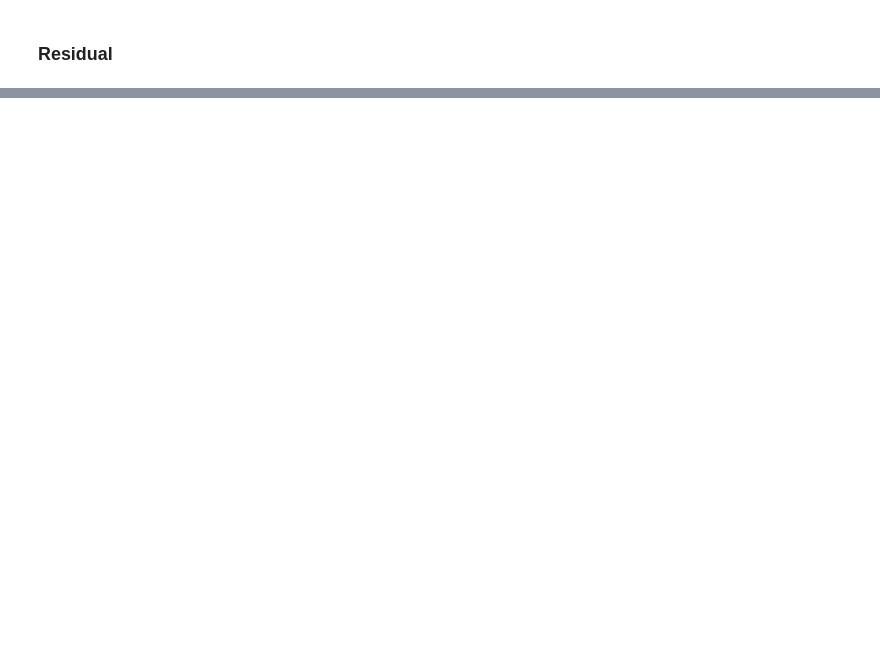
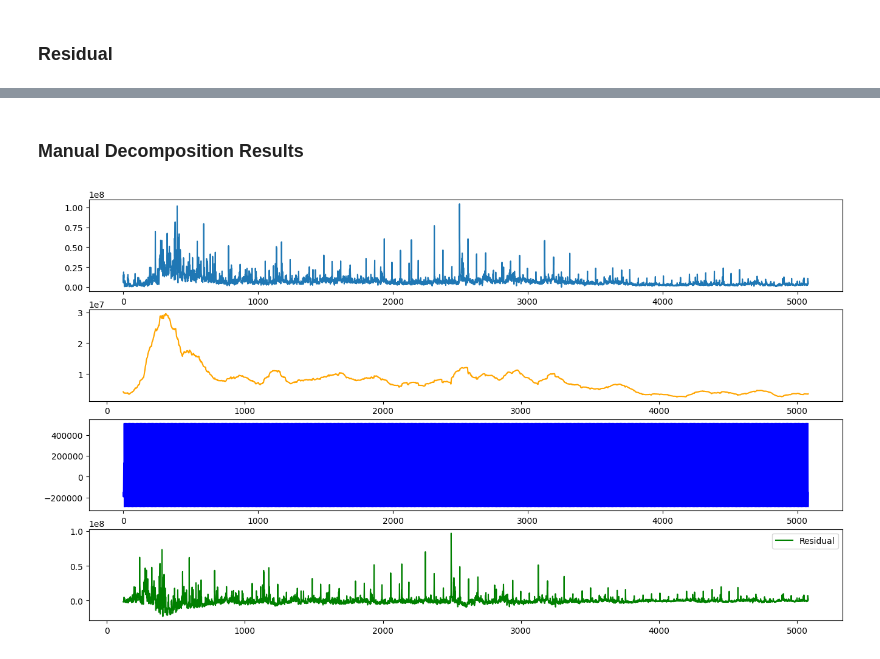
Before and after one commit to benisrael29/DATA2001, a Jupyter notebook: main/assingments/A3/A3.ipynb, the cells around one changed output, grey strips where cells are left out. Cells and saved outputs as stored; diff of their text form; code cells hidden in the pictures; blank space fills up the shorter version.

```diff
--- a/main/assingments/A3/A3.ipynb
+++ b/main/assingments/A3/A3.ipynb
@@ -127,0 +136,14 @@ train['vol-residual'].plot(figsize=(24,6))
+# %% [markdown]
+### Manual Decomposition Results
+# %%
+import matplotlib.pyplot as plt
+fig, ax_str = plt.subplots(4)
+train['Volume'].plot(label='Original', ax=ax_str[0])
+train['MA-120'].plot(color='orange', label='MA-120 Trend', ax=ax_str[1])
+train['vol-seasonal'].plot(color='blue', label='Seasonal', ax=ax_str[2])
+train['vol-residual'].plot(color='green', label= 'Residual', ax=ax_str[3])
+fig.set_size_inches((16, 9))
+plt.legend()
+plt.show()
+# %% [output]
+[figure, added]
```
Also changed, not shown: parts of 32 cells of this notebook.
